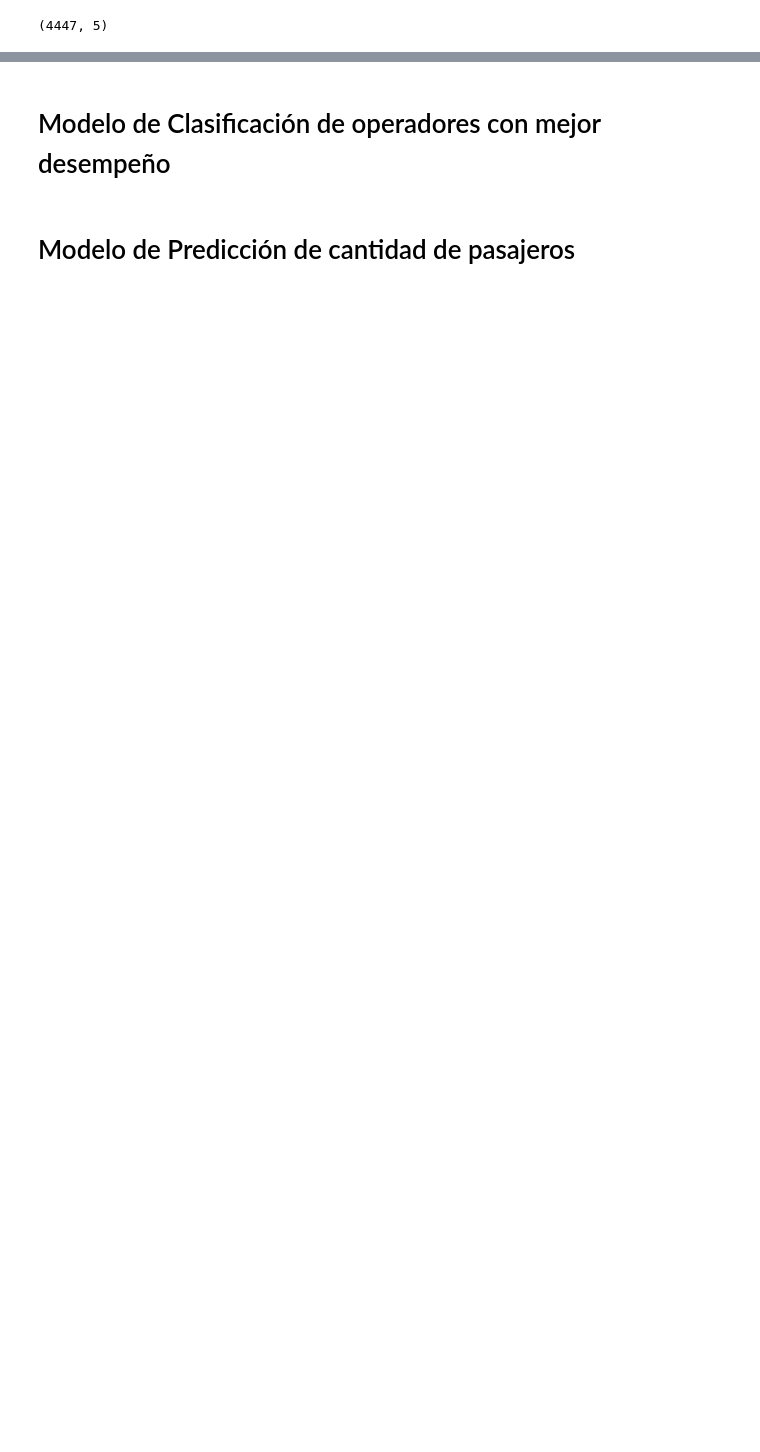
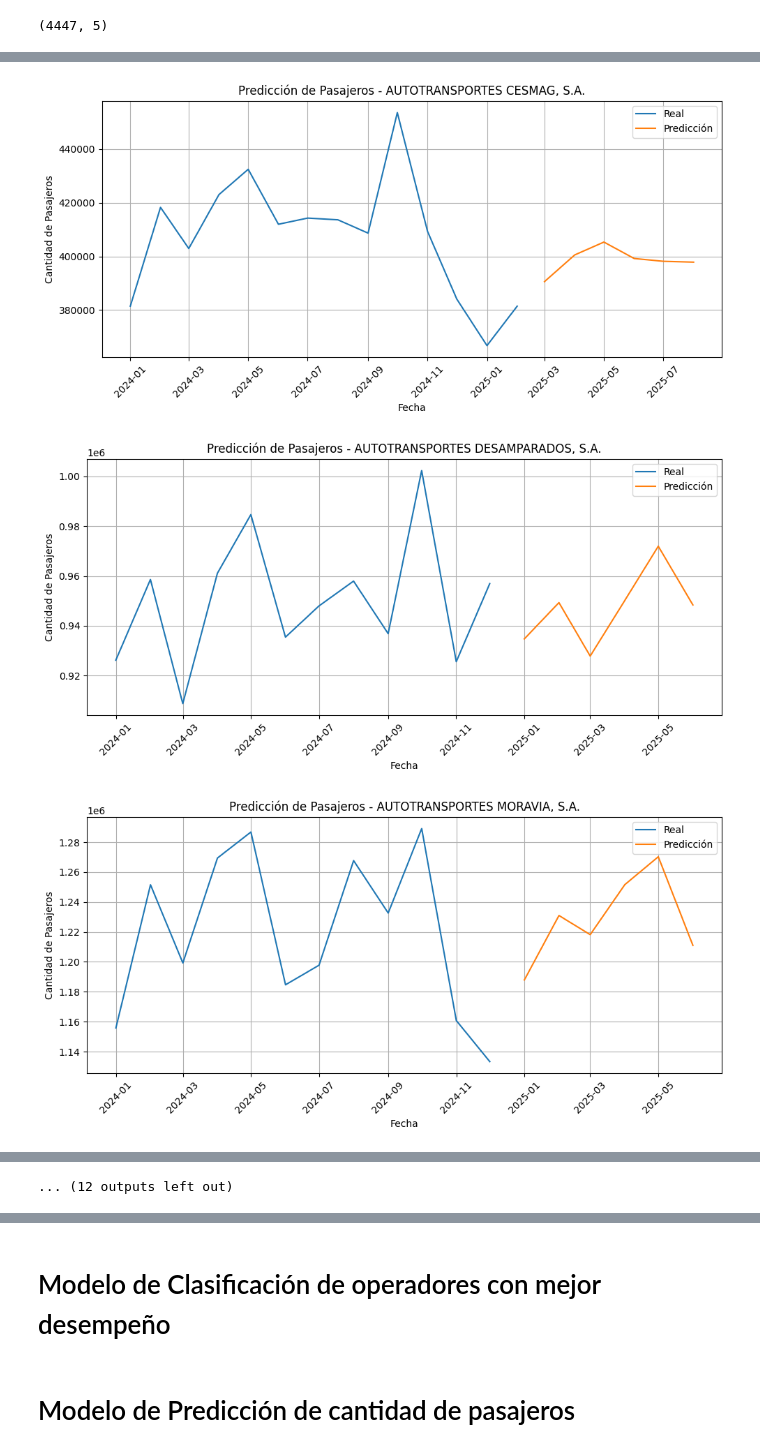
Before and after one commit to keilynagc/transporteCR, a Jupyter notebook: src/data_analysis.ipynb, the cells around one changed output, grey strips where cells are left out. Drawn from its saved outputs; the diff is of its cells as text; code cells hidden in the pictures; blank space fills up the shorter version.

```diff
--- a/src/data_analysis.ipynb
+++ b/src/data_analysis.ipynb
@@ -243,0 +315,14 @@ y = df["Ingresos"]
+# %%
+# 2. Extraer características temporales
+df["año"] = df["fecha"].dt.year
+df["mes"] = df["fecha"].dt.month
+df["mes_ano"] = df["fecha"].dt.to_period('M').dt.to_timestamp()
+
+# 3. Agrupar por operador y mes
+df_agg = df.groupby(["Nombre Operador", "mes_ano"]).agg({
+    "pasajeros_totales": "sum"
+}).reset_index()
+
+# Crear nuevas columnas de año y mes
+df_agg["año"] = df_agg["mes_ano"].dt.year
+df_agg["mes"] = df_agg["mes_ano"].dt.month
@@ -243,0 +345,52 @@ y = df["Ingresos"]
+# %%
+
+# 4. Predecir por operador
+for operador in operadores:
+    df_op = df_agg[df_agg["Nombre Operador"] == operador]
+
+    # Variables predictoras y objetivo
+    X = df_op[["año", "mes"]]
+    y = df_op["pasajeros_totales"]
+
+    # Modelo ML
+    model = RandomForestRegressor(n_estimators=100, random_state=0)
+    model.fit(X, y)
+
+    # 5. Crear fechas futuras para predecir próximos 6 meses
+    last_date = df_op["mes_ano"].max()
+    future_months = pd.date_range(last_date + pd.offsets.MonthBegin(), periods=6, freq='MS')
+    future_df = pd.DataFrame({
+        "mes_ano": future_months,
+        "año": future_months.year,
+        "mes": future_months.month
+    })
+
+    # Predicción
+    future_df["predicted_pasajeros"] = model.predict(future_df[["año", "mes"]])
+    future_df["Nombre Operador"] = operador
+
+    # Unión para graficar
+    df_plot = pd.concat([
+        df_op[["mes_ano", "pasajeros_totales"]].rename(columns={"pasajeros_totales": "pasajeros"}),
+        future_df[["mes_ano", "predicted_pasajeros"]].rename(columns={"predicted_pasajeros": "pasajeros"})
+    ])
+    df_plot["Tipo"] = ["Real"] * len(df_op) + ["Predicción"] * len(future_df)
+
+    # 6. Graficar
+    plt.figure(figsize=(10, 5))
+    for tipo in ["Real", "Predicción"]:
+        datos = df_plot[df_plot["Tipo"] == tipo]
+        plt.plot(datos["mes_ano"], datos["pasajeros"], label=tipo)
+
+    plt.title(f"Predicción de Pasajeros - {operador}")
+    plt.xlabel("Fecha")
+    plt.ylabel("Cantidad de Pasajeros")
+    plt.legend()
+    plt.grid(True)
+    plt.xticks(rotation=45)
+    plt.tight_layout()
+    plt.show()
+# %% [output]
+[figure, added]
+[figure, added]
+[figure, added]
@@ -243,0 +406 @@ y = df["Ingresos"]
+... (12 outputs left out)
```
Also changed, not shown: parts of 24 cells of this notebook.
